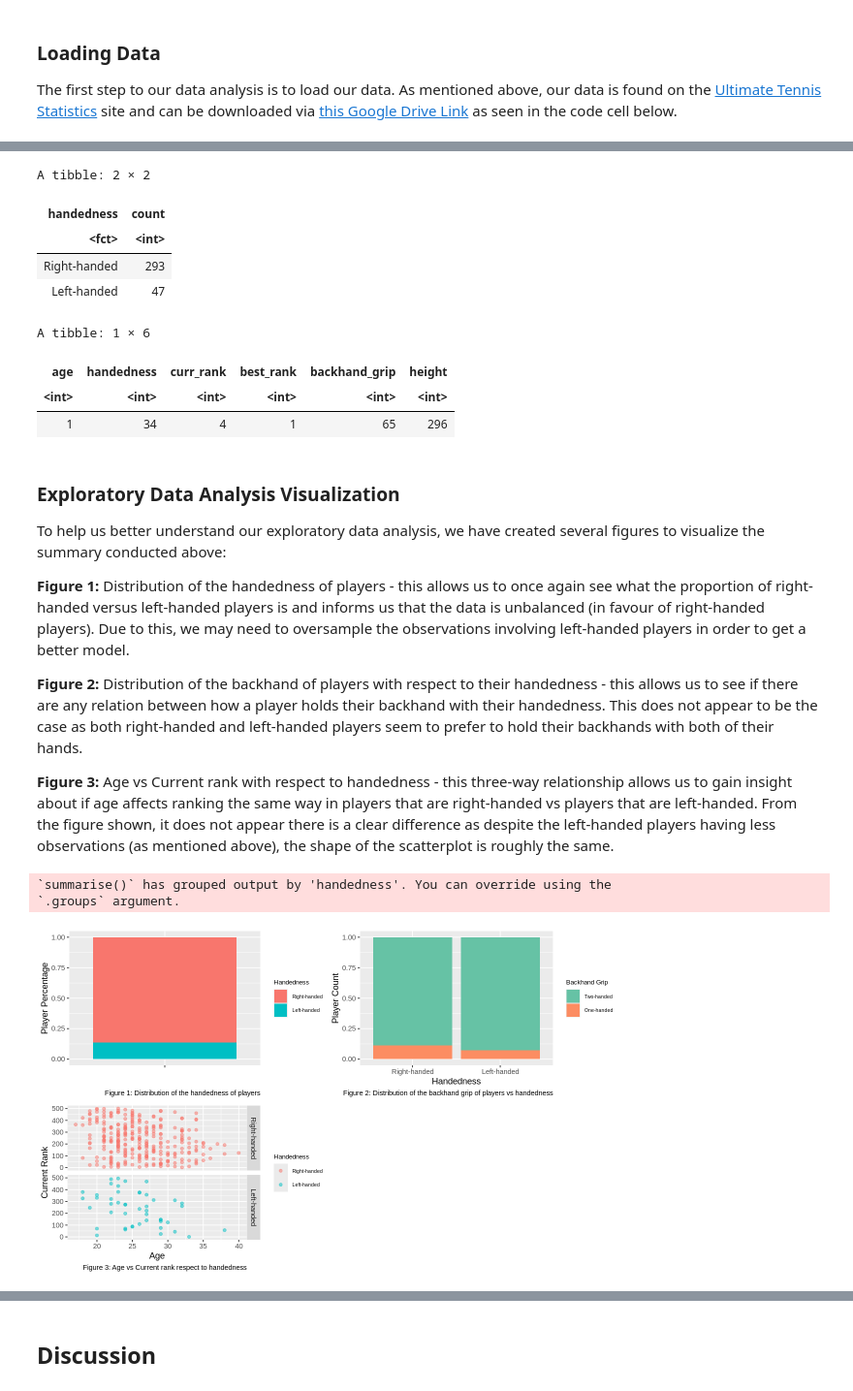
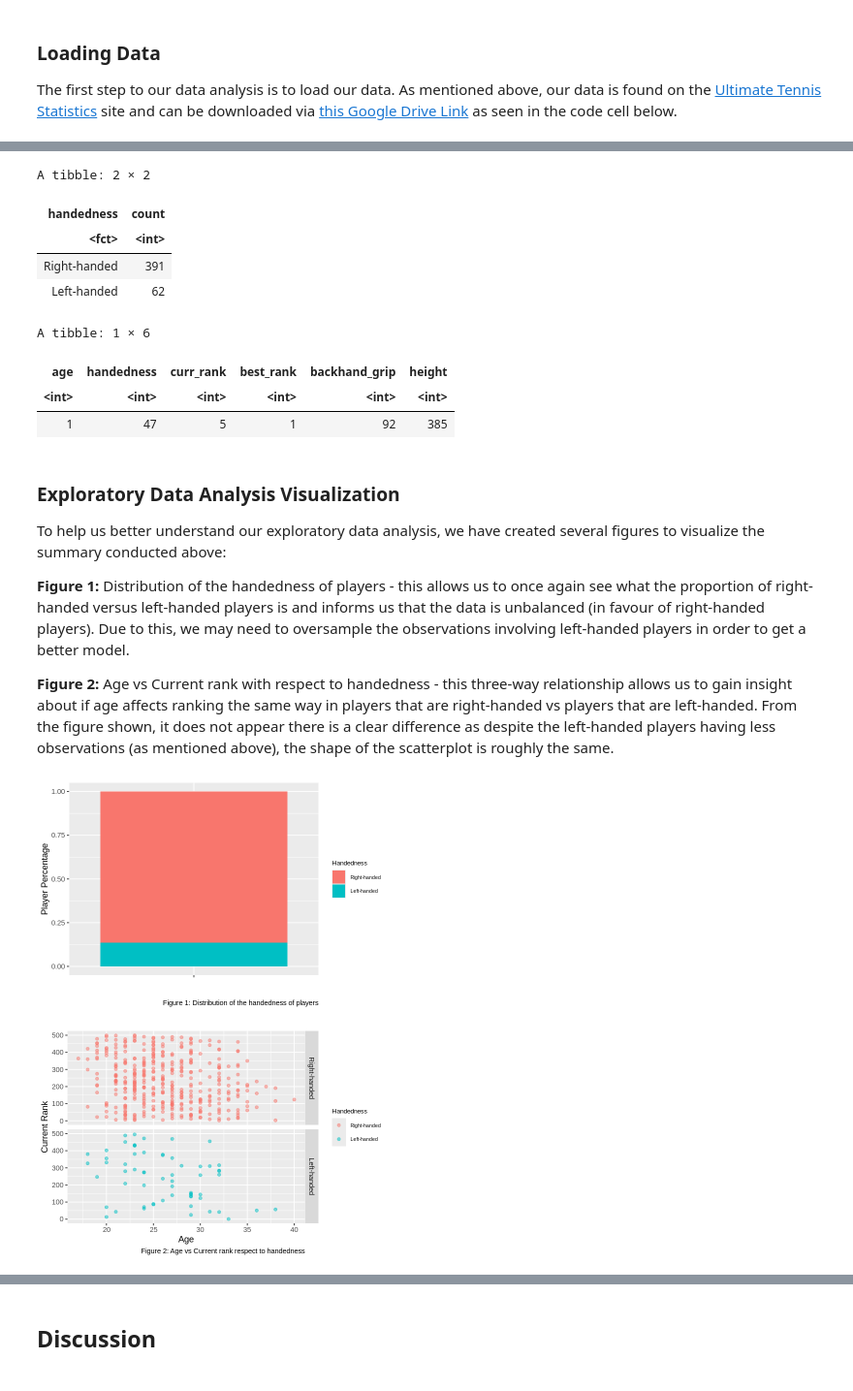
Before and after one commit to lu-ben/dsci-project, a Jupyter notebook: report.ipynb, the cells around one changed output, grey strips where cells are left out. Shown at 97% size. Cells and saved outputs as stored; diff of their text form; code cells hidden in the pictures.

Commit message:
Data Analysis & Visualization

```diff
--- a/report.ipynb
+++ b/report.ipynb
@@ -113,6 +137,6 @@ Some crucial point we have to address before performing classification that can
 # %%
 # this summarization table allows us to see the distribution of handedness among players
-handedness_distribution <- players_train |>
+handedness_distribution <- player_data_formatted |>
     filter(!is.na(handedness)) |>
     group_by(handedness) |>
     summarize(count = n())
@@ -120,7 +144,7 @@ handedness_distribution <- players_train |>
 # this summarization table allows us to see how many variables we are missing for each of the predictors
 # as well as the handedness of the players, this gives us an idea of which variable we should put
 # more emphasis on (rank & age) and which to potentially discard (height)
-missing_variables <- players_train |>
+missing_variables <- player_data_formatted |>
     summarize(across(everything(), ~ sum(is.na(.))))
 
 handedness_distribution
@@ -129,63 +153,45 @@ missing_variables
 A tibble: 2 × 2
 | handedness | count |
 | <fct> | <int> |
-| Right-handed | 293 |
-| Left-handed | 47 |
+| Right-handed | 391 |
+| Left-handed | 62 |
 A tibble: 1 × 6
 | age | handedness | curr_rank | best_rank | backhand_grip | height |
 | <int> | <int> | <int> | <int> | <int> | <int> |
-| 1 | 34 | 4 | 1 | 65 | 296 |
+| 1 | 47 | 5 | 1 | 92 | 385 |
 # %% [markdown]
 ### Exploratory Data Analysis Visualization <a name="edav"/>
 To help us better understand our exploratory data analysis, we have created several figures to visualize the summary conducted above:
 
 **Figure 1:** Distribution of the handedness of players - this allows us to once again see what the proportion of right-handed versus left-handed players is and informs us that the data is unbalanced (in favour of right-handed players). Due to this, we may need to oversample the observations involving left-handed players in order to get a better model.
 
-**Figure 2:** Distribution of the backhand of players with respect to their handedness - this allows us to see if there are any relation between how a player holds their backhand with their handedness. This does not appear to be the case as both right-handed and left-handed players seem to prefer to hold their backhands with both of their hands.
-
-**Figure 3:** Age vs Current rank with respect to handedness - this three-way relationship allows us to gain insight about if age affects ranking the same way in players that are right-handed vs players that are left-handed. From the figure shown, it does not appear there is a clear difference as despite the left-handed players having less observations (as mentioned above), the shape of the scatterplot is roughly the same.
+**Figure 2:** Age vs Current rank with respect to handedness - this three-way relationship allows us to gain insight about if age affects ranking the same way in players that are right-handed vs players that are left-handed. From the figure shown, it does not appear there is a clear difference as despite the left-handed players having less observations (as mentioned above), the shape of the scatterplot is roughly the same.
 # %%
+options(repr.plot.width = 6, repr.plot.height = 4)
+
 # visualizes the distribution of the handedness of players
-plot1 <- ggplot(handedness_distribution, aes(x = "", y = count, fill = handedness)) +
+ggplot(handedness_distribution, aes(x = "", y = count, fill = handedness)) +
     geom_bar(stat = 'identity', position = 'fill') +
     labs(x="", y = "Player Percentage", fill = "Handedness", caption="Figure 1: Distribution of the handedness of players") +
     theme(
         legend.title = element_text(size = 8),
         legend.text = element_text(size = 6)
     )
 
-# visualizes the distribution of the backhand grip of players vs what their handedness is
-handedness_backhand_distribution <- players_train |>
-    filter(!is.na(handedness), !is.na(backhand_grip)) |>
-    group_by(handedness, backhand_grip) |>
-    summarize(count = n())
-
-plot2 <- ggplot(handedness_backhand_distribution, aes(x = handedness, y = count, fill = backhand_grip)) +
-    geom_bar(stat = 'identity', position = 'fill') +
-    labs(x="Handedness", y = "Player Count", fill = "Backhand Grip", caption="Figure 2: Distribution of the backhand grip of players vs handedness") +
-    scale_fill_brewer(palette = 'Set2') +
-    theme(
-        legend.title = element_text(size = 8),
-        legend.text = element_text(size = 6)
-    )
-
 # visualizes the distribution of age v.s. current rank of a player in respect to handedness
-players_age_rank_handedness <- players_train |>
+players_age_rank_handedness <- player_data_formatted |>
     filter(!is.na(handedness), !is.na(curr_rank), !is.na(age)) |>
     select(handedness, curr_rank, age)
 
-plot3 <- ggplot(players_age_rank_handedness, aes(x = age, y = curr_rank, color = handedness)) +
+ggplot(players_age_rank_handedness, aes(x = age, y = curr_rank, color = handedness)) +
     geom_point(alpha = 0.5) +
-    labs(x="Age", y = "Current Rank", color = "Handedness", caption="Figure 3: Age vs Current rank respect to handedness") +
+    labs(x="Age", y = "Current Rank", color = "Handedness", caption="Figure 2: Age vs Current rank respect to handedness") +
     facet_grid(rows = vars(handedness)) +
     theme(
         legend.title = element_text(size = 8),
         legend.text = element_text(size = 6)
     )
-
-grid.arrange(plot1, plot2, plot3, ncol = 2)
 # %% [output]
-`summarise()` has grouped output by 'handedness'. You can override using the
-`.groups` argument.
-[figure, old version]
+[figure, new version]
+[figure, added]
 # %% [markdown]
```
Also changed, not shown: parts of 10 cells of this notebook.
